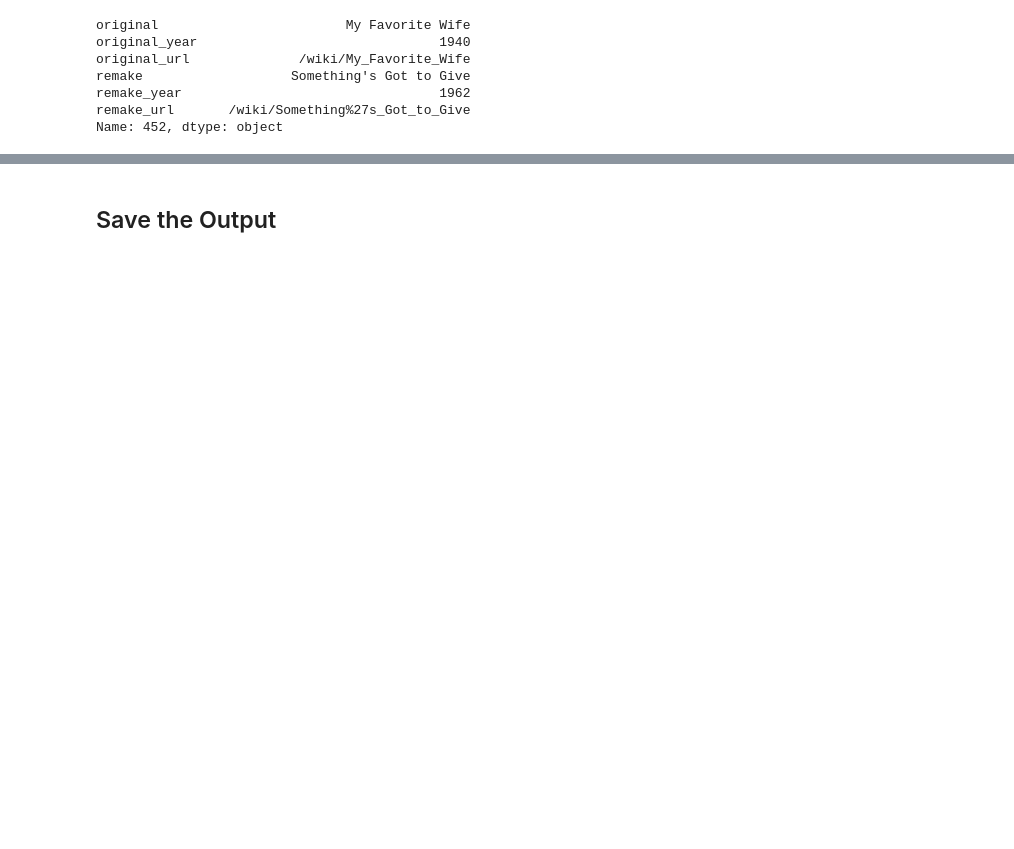
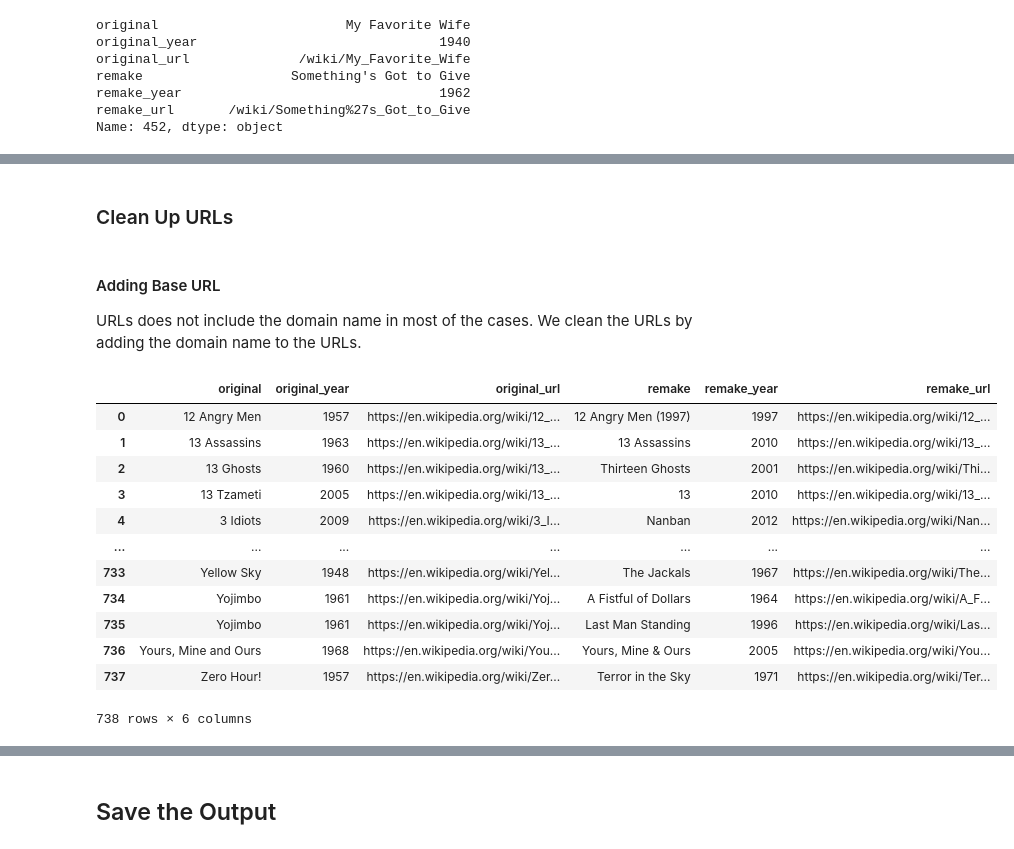
Before and after one commit to epfl-ada/ada-2024-project-madayam, a Jupyter notebook: notebooks/movie_remakes_data.ipynb, the cells around one changed output, grey strips where cells are left out. Drawn from its saved outputs; the diff is of its cells as text; code cells hidden in the pictures; blank space fills up the shorter version.

```diff
--- a/notebooks/movie_remakes_data.ipynb
+++ b/notebooks/movie_remakes_data.ipynb
@@ -210,3 +227,34 @@ df
 | 736 | Yours, Mine and Ours | 1968 | /wiki/Yours,_Mine_and_Ours_(1968_... | Yours, Mine & Ours | 2005 | /wiki/Yours,_Mine_%26_Ours_(2005_... |
 | 737 | Zero Hour! | 1957 | /wiki/Zero_Hour! | Terror in the Sky | 1971 | /wiki/Terror_in_the_Sky |
 738 rows × 6 columns
+# %% [markdown]
+### Clean Up URLs
+# %% [markdown]
+#### Adding Base URL
+
+URLs does not include the domain name in most of the cases. We clean the URLs by adding the domain name to the URLs.
+# %%
+def clean_url(url):
+    if url is None:
+        return None
+    if url.startswith("http"):
+        return url
+    return f"https://en.wikipedia.org{url}"
+# %%
+df["original_url"] = df["original_url"].apply(clean_url)
+df["remake_url"] = df["remake_url"].apply(clean_url)
+df
+# %% [output]
+|  | original | original_year | original_url | remake | remake_year | remake_url |
+| 0 | 12 Angry Men | 1957 | https://en.wikipedia.org/wiki/12_... | 12 Angry Men (1997) | 1997 | https://en.wikipedia.org/wiki/12_... |
+| 1 | 13 Assassins | 1963 | https://en.wikipedia.org/wiki/13_... | 13 Assassins | 2010 | https://en.wikipedia.org/wiki/13_... |
+| 2 | 13 Ghosts | 1960 | https://en.wikipedia.org/wiki/13_... | Thirteen Ghosts | 2001 | https://en.wikipedia.org/wiki/Thi... |
+| 3 | 13 Tzameti | 2005 | https://en.wikipedia.org/wiki/13_... | 13 | 2010 | https://en.wikipedia.org/wiki/13_... |
+| 4 | 3 Idiots | 2009 | https://en.wikipedia.org/wiki/3_I... | Nanban | 2012 | https://en.wikipedia.org/wiki/Nan... |
+| ... | ... | ... | ... | ... | ... | ... |
+| 733 | Yellow Sky | 1948 | https://en.wikipedia.org/wiki/Yel... | The Jackals | 1967 | https://en.wikipedia.org/wiki/The... |
+| 734 | Yojimbo | 1961 | https://en.wikipedia.org/wiki/Yoj... | A Fistful of Dollars | 1964 | https://en.wikipedia.org/wiki/A_F... |
+| 735 | Yojimbo | 1961 | https://en.wikipedia.org/wiki/Yoj... | Last Man Standing | 1996 | https://en.wikipedia.org/wiki/Las... |
+| 736 | Yours, Mine and Ours | 1968 | https://en.wikipedia.org/wiki/You... | Yours, Mine & Ours | 2005 | https://en.wikipedia.org/wiki/You... |
+| 737 | Zero Hour! | 1957 | https://en.wikipedia.org/wiki/Zer... | Terror in the Sky | 1971 | https://en.wikipedia.org/wiki/Ter... |
+738 rows × 6 columns
```
Also changed, not shown: parts of 17 cells of this notebook, 1 other file.
